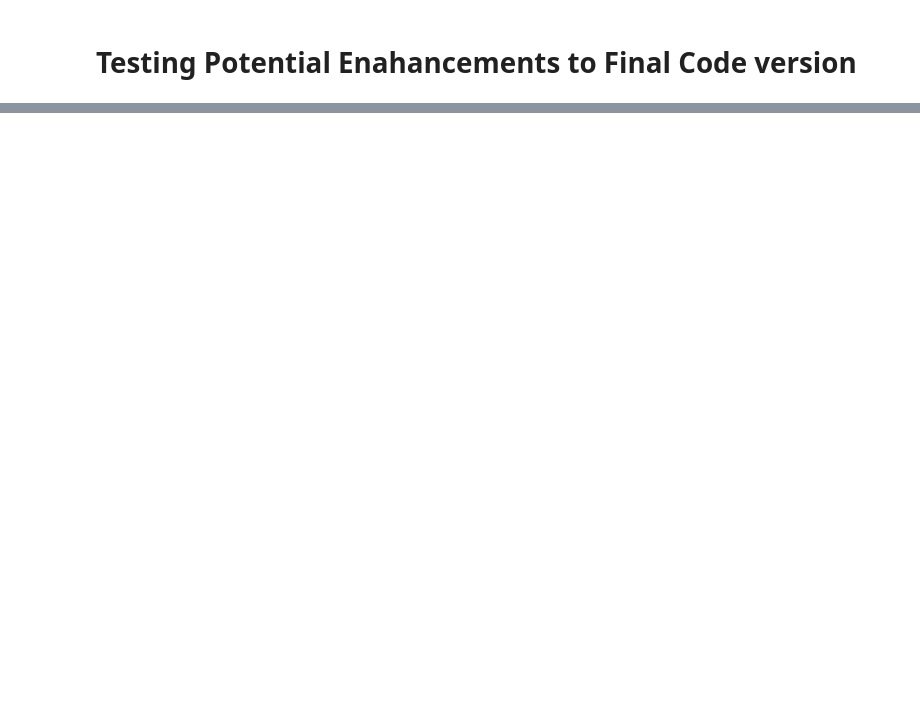
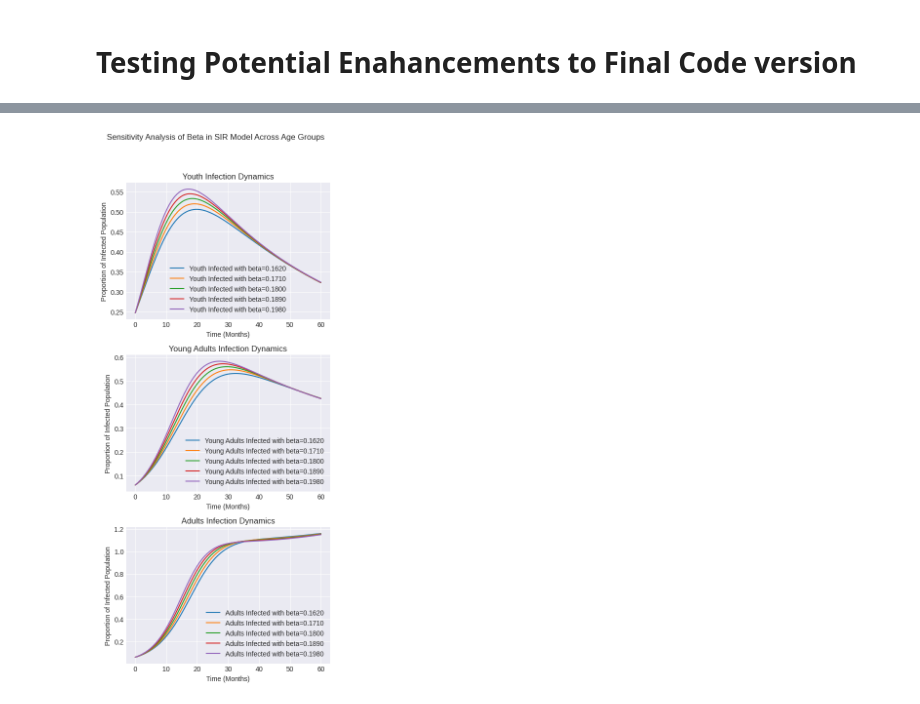
Before and after one commit to revak18/nicotine_use_mathmodel, a Jupyter notebook: NicotineUse_SIR_DDE_Model.ipynb, the cells around one changed output, grey strips where cells are left out. Saved outputs shown, nothing was run; the diff lists cells and outputs as text; code cells hidden in the pictures; blank space fills up the shorter version.

```diff
--- a/NicotineUse_SIR_DDE_Model.ipynb
+++ b/NicotineUse_SIR_DDE_Model.ipynb
@@ -356,0 +475,91 @@ plt.show()
+# %%
+import numpy as np
+import matplotlib.pyplot as plt
+from ddeint import ddeint
+
+# Constants
+B = 0.00103  # Birth rate per month
+mu = 0.0006254  # Death rate per month
+aging_rate_y_to_ya = 1 / (7 * 12)  # Transition rate from youth to young adults
+aging_rate_ya_to_a = 1 / (5 * 12)  # Transition rate from young adults to adults
+tau_1, tau_2, tau_3 = 12, 6, 12  # Delays for infection, recovery, and relapse processes
+
+# Base rates for E-cigarettes
+base_gamma = 0.0242  # Recovery rate
+base_rho = 0.040  # Relapse rate
+base_beta = 0.18  # Base infection rate for E-cigarettes
+
+# Variation range
+variation = 0.10
+
+# Define parameter variations
+beta_values = base_beta * (1 + np.linspace(-variation, variation, 5))
+gamma_values = base_gamma * (1 + np.linspace(-variation, variation, 5))
+rho_values = base_rho * (1 + np.linspace(-variation, variation, 5))
+
+# Model definition
+def model(Y, t, beta, gamma, rho):
+    # Unpack current values
+    S_y, I_y, R_y, S_ya, I_ya, R_ya, S_a, I_a, R_a = Y(t)
+
+    # Dynamics for all three age groups
+    # Youth
+    dS_y_dt = B - beta * S_y * I_y - mu * S_y - aging_rate_y_to_ya * S_y
+    dI_y_dt = beta * S_y * I_y - (mu + gamma) * I_y + rho * R_y - aging_rate_y_to_ya * I_y
+    dR_y_dt = gamma * I_y - (mu + rho) * R_y - aging_rate_y_to_ya * R_y
+
+    # Young Adults
+    dS_ya_dt = aging_rate_y_to_ya * S_y - beta * S_ya * I_ya - mu * S_ya - aging_rate_ya_to_a * S_ya
+    dI_ya_dt = aging_rate_y_to_ya * I_y + beta * S_ya * I_ya - (mu + gamma) * I_ya + rho * R_ya - aging_rate_ya_to_a * I_ya
+    dR_ya_dt = aging_rate_y_to_ya * R_y + gamma * I_ya - (mu + rho) * R_ya - aging_rate_ya_to_a * R_ya
+
+    # Adults
+    dS_a_dt = aging_rate_ya_to_a * S_ya - beta * S_a * I_a - mu * S_a
+    dI_a_dt = aging_rate_ya_to_a * I_ya + beta * S_a * I_a - (mu + gamma) * I_a + rho * R_a
+    dR_a_dt = aging_rate_ya_to_a * R_ya + gamma * I_a - (mu + rho) * R_a
+
+    return [dS_y_dt, dI_y_dt, dR_y_dt, dS_ya_dt, dI_ya_dt, dR_ya_dt, dS_a_dt, dI_a_dt, dR_a_dt]
+
+# Initial conditions function
+def history(t):
+    # Initial conditions for all groups
+    #return np.array([0.9250, 0.0750, 0.0000, 0.8840, 0.1160, 0.0000, 0.8840, 0.1160, 0.0000]) # Initial values for Cigarettes all states of Youth, Young Adults and Adults
+    return np.array([0.7530, 0.2470, 0.0000, 0.9400, 0.0600, 0.0000, 0.9400, 0.0600, 0.0000])  # Initial values for E-cigarettes all states of Youth, Young Adults and Adults
+
+
+# Solve the DDE for different beta values
+t = np.linspace(0, 60, 600)  # Simulation over 10 years
+results = {}
+
+for beta in beta_values:
+    sol = ddeint(lambda Y, t: model(Y, t, beta, base_gamma, base_rho), history, t)
+    results[beta] = sol
+
+
+#totals = sol.sum(axis=1)
+#sol /= totals[:, None]
+
+
+
+# Plotting the results for each group
+fig, axs = plt.subplots(3, 1, figsize=(5, 12))
+fig.suptitle('Sensitivity Analysis of Beta in SIR Model Across Age Groups')
+
+# Plot for each beta across groups
+for beta, sol in results.items():
+    axs[0].plot(t, sol[:, 1], label=f'Youth Infected with beta={beta:.4f}')
+    axs[1].plot(t, sol[:, 4], label=f'Young Adults Infected with beta={beta:.4f}')
+    axs[2].plot(t, sol[:, 7], label=f'Adults Infected with beta={beta:.4f}')
+
+# Adding labels and legends
+for i, age_group in enumerate(['Youth', 'Young Adults', 'Adults']):
+    axs[i].set_title(f'{age_group} Infection Dynamics')
+    axs[i].set_xlabel('Time (Months)')
+    axs[i].set_ylabel('Proportion of Infected Population')
+    axs[i].legend()
+    axs[i].grid(True)
+
+plt.tight_layout(rect=[0, 0.03, 1, 0.95])
+plt.show()
+# %% [output]
+[figure, added]
```
Also changed, not shown: parts of 8 cells of this notebook.
